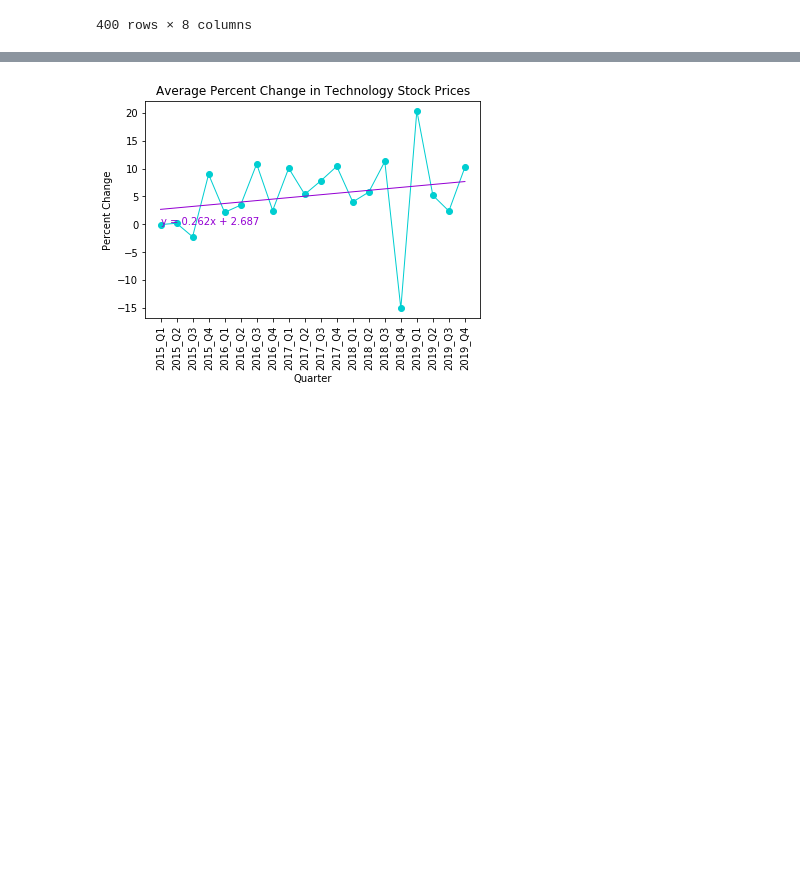
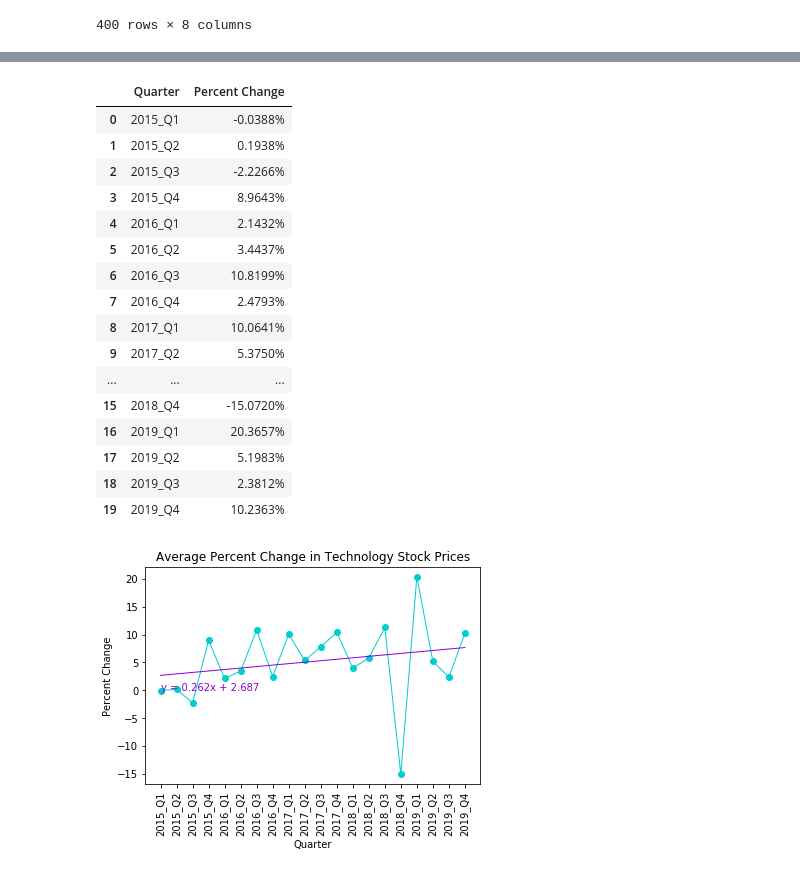
Before and after one commit to jmoon0830/pandemic-stock-analysis, a Jupyter notebook: Cleaning and Graphing Predicted and Actual Data.ipynb, the cells around one changed output, grey strips where cells are left out. Saved outputs shown, nothing was run; the diff lists cells and outputs as text; code cells hidden in the pictures; blank space fills up the shorter version.

```diff
--- a/Cleaning and Graphing Predicted and Actual Data.ipynb
+++ b/Cleaning and Graphing Predicted and Actual Data.ipynb
@@ -219,38 +234,52 @@ technology = ['AAPL', 'MSFT', 'V', 'MA', 'INTC', 'NVDA', 'ADBE', 'PYPL', 'CSCO',
 pd.options.display.float_format = '{:,.4f}%'.format
 
 # Create a data frame with the average percent change for each quarter in each sectore
 info_tech_df = pd.DataFrame(percentchange.loc[percentchange['Ticker'].isin(technology)].mean()).reset_index().rename(columns = {'index': 'Quarter', 0:"Percent Change"})
 
 consumer_staples_df = pd.DataFrame(percentchange.loc[percentchange['Ticker'].isin(consumer_staples)].mean()).reset_index().rename(columns = {'index': 'Quarter', 0:"Percent Change"})
 health_care_df = pd.DataFrame(percentchange.loc[percentchange['Ticker'].isin(health_care)].mean()).reset_index().rename(columns = {'index': 'Quarter', 0:"Percent Change"})
 
 real_estate_df = pd.DataFrame(percentchange.loc[percentchange['Ticker'].isin(real_estate)].mean()).reset_index().rename(columns = {'index': 'Quarter', 0:"Percent Change"})
 
 finance_df = pd.DataFrame(percentchange.loc[percentchange['Ticker'].isin(finance)].mean()).reset_index().rename(columns = {'index': 'Quarter', 0:"Percent Change"})
 
 info_tech_df["Percent Change"] = info_tech_df["Percent Change"] * 100
 real_estate_df["Percent Change"] = real_estate_df["Percent Change"] * 100
 health_care_df["Percent Change"] = health_care_df["Percent Change"] * 100
 finance_df["Percent Change"] = finance_df["Percent Change"] * 100
 consumer_staples_df["Percent Change"] = consumer_staples_df["Percent Change"] * 100
 
 # Exclude the 2020 data
 predict_info_tech_df = info_tech_df[:-2]
 
 predict_consumer_staples_df = consumer_staples_df[:-2]
 
 predict_health_care_df = health_care_df[:-2]
 
 predict_real_estate_df = real_estate_df[:-2]
 
 predict_finance_df = finance_df[:-2]
 
 # Dispaly a data frame
-# predict_info_tech_df["Percent Change"] = predict_info_tech_df["Percent Change"] * 100
-# predict_real_estate_df["Percent Change"] = predict_real_estate_df["Percent Change"] * 100
-# predict_health_care_df["Percent Change"] = predict_health_care_df["Percent Change"] * 100
-# predict_finance_df["Percent Change"] = predict_finance_df["Percent Change"] * 100
-# predict_consumer_staples_df["Percent Change"] = predict_consumer_staples_df["Percent Change"] * 100
+predict_info_tech_df
+# %% [output]
+|  | Quarter | Percent Change |
+| 0 | 2015_Q1 | -0.0388% |
+| 1 | 2015_Q2 | 0.1938% |
+| 2 | 2015_Q3 | -2.2266% |
+| 3 | 2015_Q4 | 8.9643% |
+| 4 | 2016_Q1 | 2.1432% |
+| 5 | 2016_Q2 | 3.4437% |
+| 6 | 2016_Q3 | 10.8199% |
+| 7 | 2016_Q4 | 2.4793% |
+| 8 | 2017_Q1 | 10.0641% |
+| 9 | 2017_Q2 | 5.3750% |
+| ... | ... | ... |
+| 15 | 2018_Q4 | -15.0720% |
+| 16 | 2019_Q1 | 20.3657% |
+| 17 | 2019_Q2 | 5.1983% |
+| 18 | 2019_Q3 | 2.3812% |
+| 19 | 2019_Q4 | 10.2363% |
 # %%
 # Set the x and y values
 x_values = predict_info_tech_df['Quarter']
```
Also changed, not shown: parts of 1 cell of this notebook.
